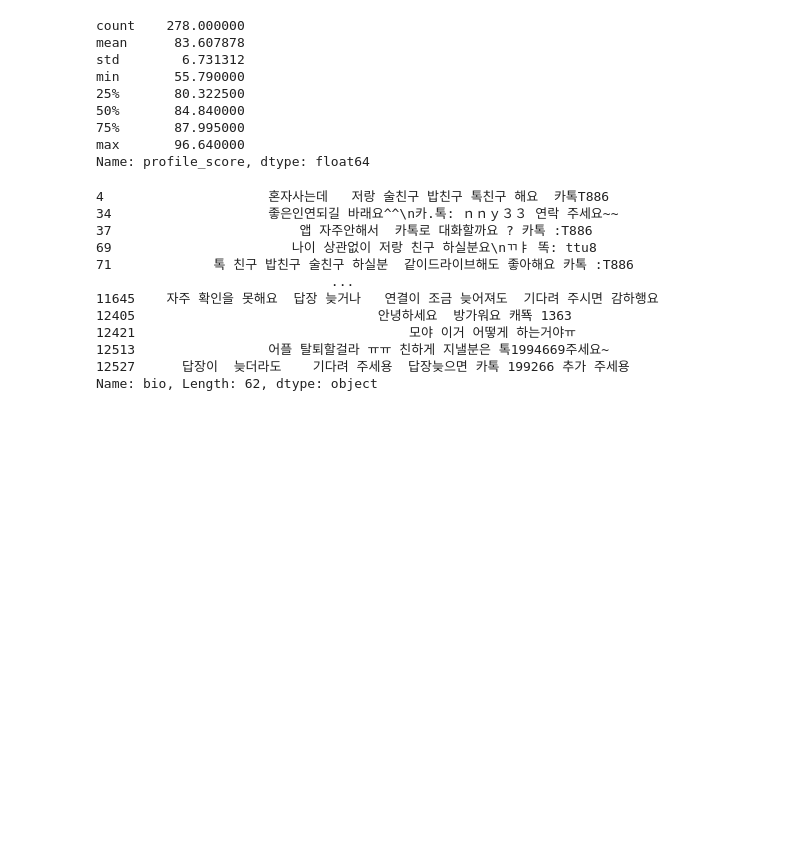
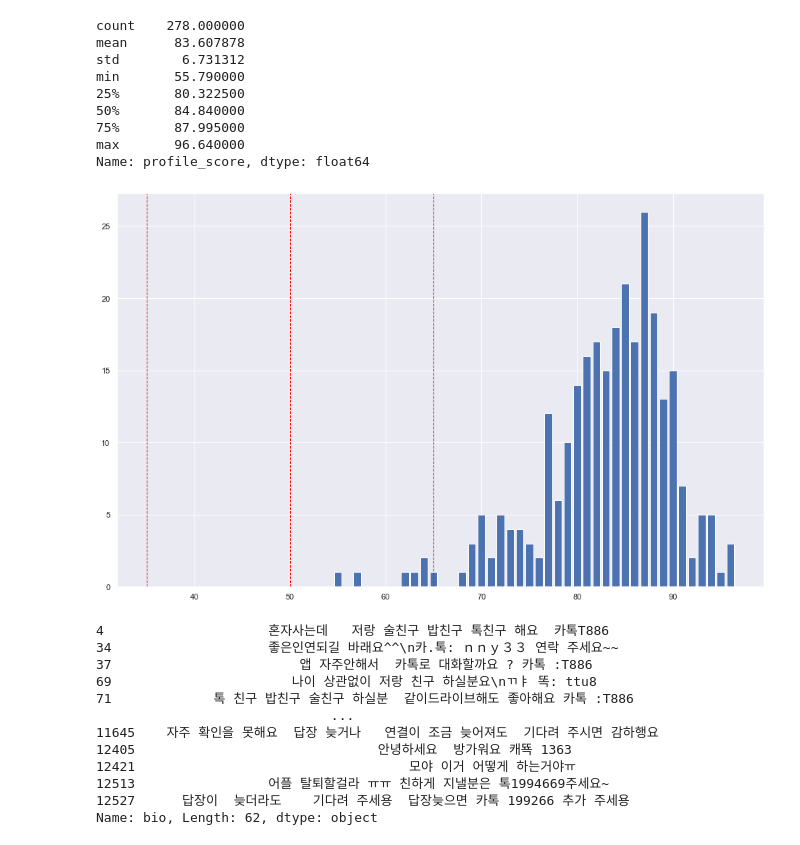
Before and after one commit to seonnyseo/data_analysis, a Jupyter notebook: dating_app/EDA.ipynb, the cells around one changed output. Saved outputs shown, nothing was run; the diff lists cells and outputs as text; code cells hidden in the pictures; blank space fills up the shorter version.

```diff
--- a/dating_app/EDA.ipynb
+++ b/dating_app/EDA.ipynb
@@ -259,6 +314,17 @@ min       55.790000
 75%       87.995000
 max       96.640000
 Name: profile_score, dtype: float64
+# %%
+y = np.floor(blocked_profiles.profile_score).value_counts()
+x = y.index
+
+plt.bar(x, y)
+plt.axvline(65, color='red', linestyle='dashed', linewidth=1)
+plt.axvline(50, color='red', linestyle='dashed', linewidth=1)
+plt.axvline(35, color='red', linestyle='dashed', linewidth=1)
+plt.show()
+# %% [output]
+[figure, added]
 # %%
 with open('blocked_bio.txt', 'w') as f:
     for text in blocked_profiles['bio'].iteritems():
```
Also changed, not shown: parts of 44 cells of this notebook.
